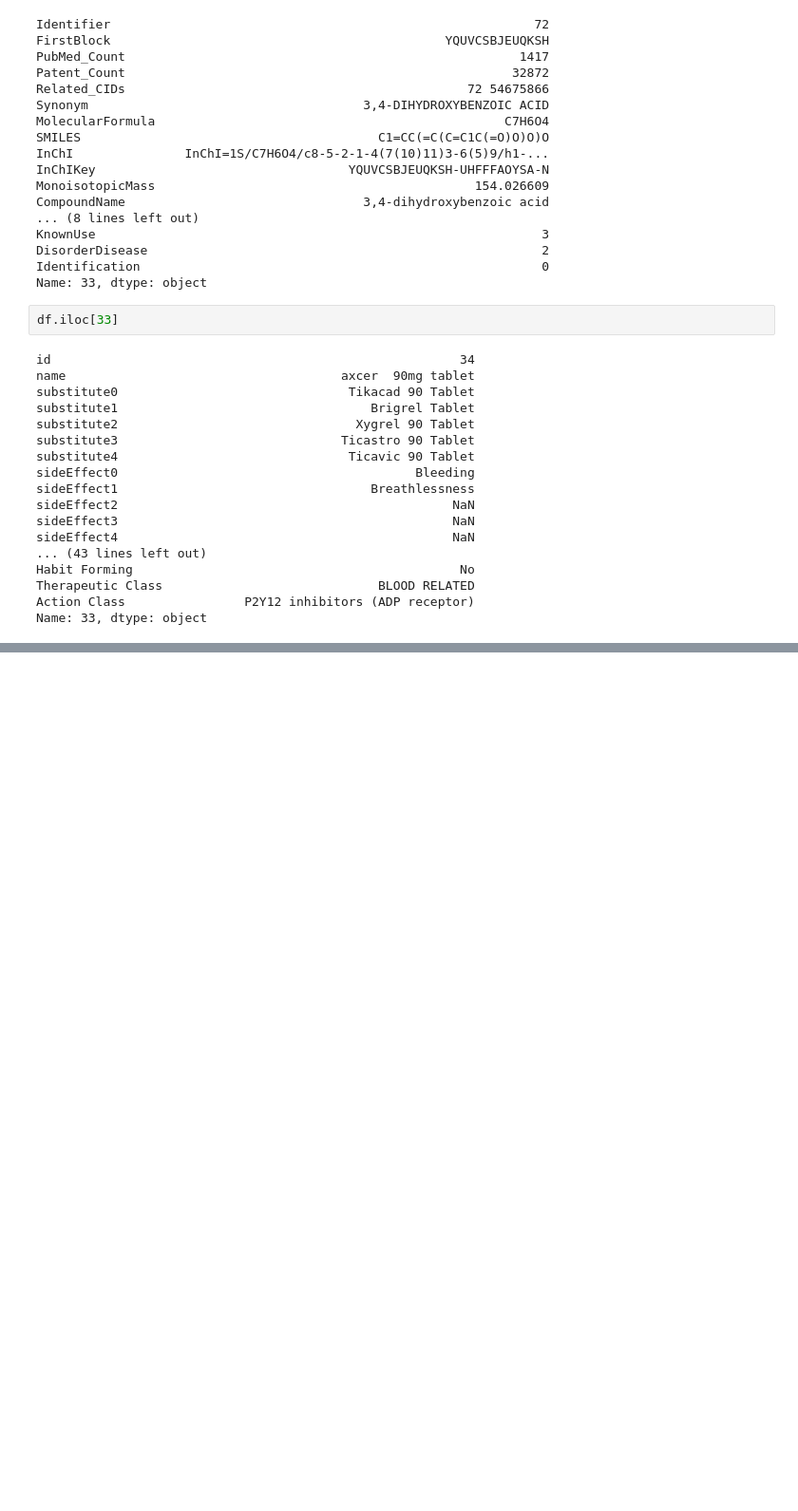
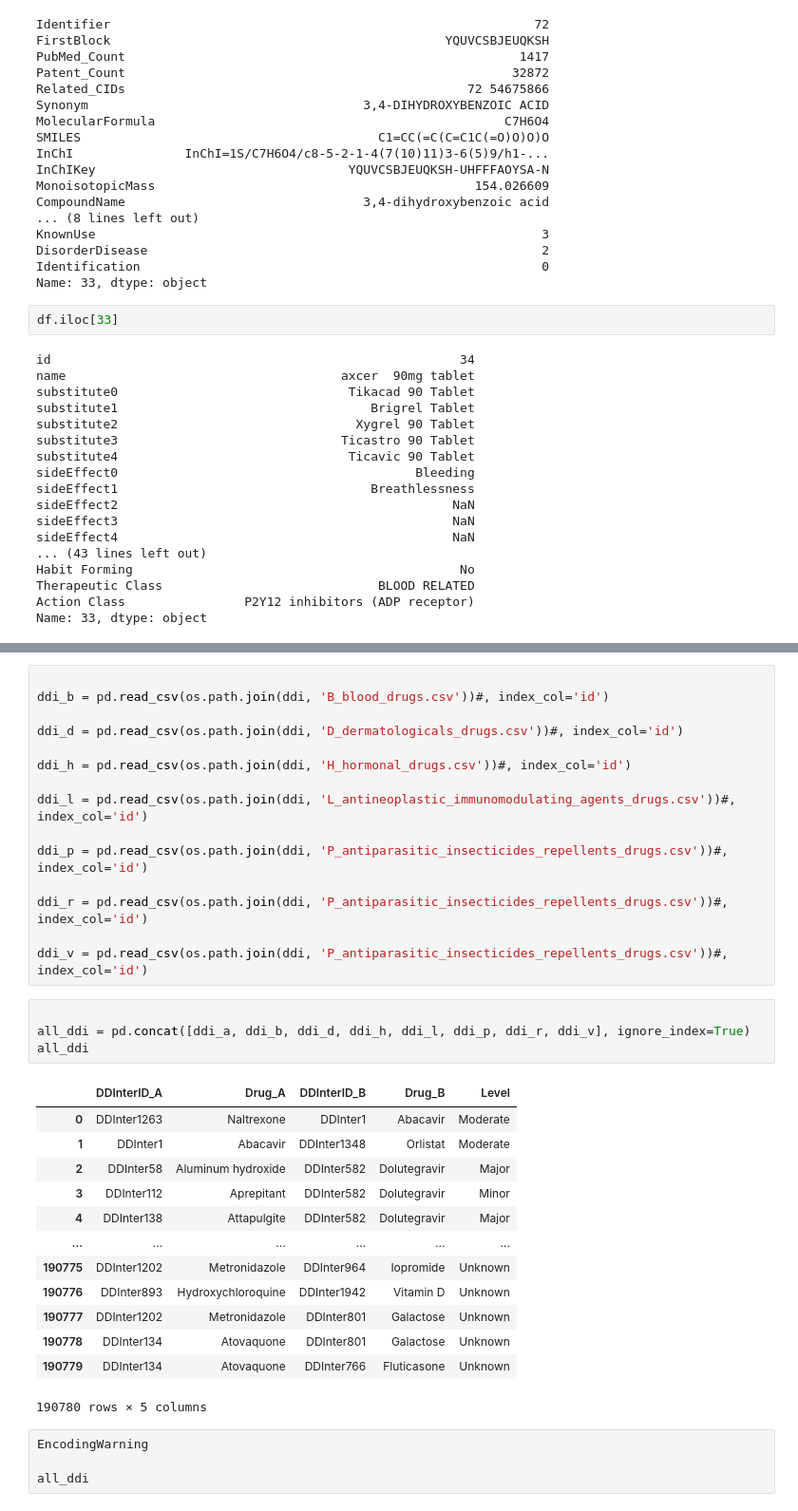
Before and after one commit to raynasser/MediSure, a Jupyter notebook: notebooks/ra | eda copy.ipynb, the cells around one changed output, grey strips where cells are left out. Shown at 95% size. Drawn from its saved outputs; the diff is of its cells as text; blank space fills up the shorter version.

```diff
--- a/notebooks/ra | eda copy.ipynb
+++ b/notebooks/ra | eda copy.ipynb
@@ -1070,0 +1097,37 @@ Name: 33, dtype: object
+# %%
+
+ddi_b = pd.read_csv(os.path.join(ddi, 'B_blood_drugs.csv'))#, index_col='id')
+
+ddi_d = pd.read_csv(os.path.join(ddi, 'D_dermatologicals_drugs.csv'))#, index_col='id')
+
+ddi_h = pd.read_csv(os.path.join(ddi, 'H_hormonal_drugs.csv'))#, index_col='id')
+
+ddi_l = pd.read_csv(os.path.join(ddi, 'L_antineoplastic_immunomodulating_agents_drugs.csv'))#, index_col='id')
+
+ddi_p = pd.read_csv(os.path.join(ddi, 'P_antiparasitic_insecticides_repellents_drugs.csv'))#, index_col='id')
+
+ddi_r = pd.read_csv(os.path.join(ddi, 'P_antiparasitic_insecticides_repellents_drugs.csv'))#, index_col='id')
+
+ddi_v = pd.read_csv(os.path.join(ddi, 'P_antiparasitic_insecticides_repellents_drugs.csv'))#, index_col='id')
+# %%
+
+all_ddi = pd.concat([ddi_a, ddi_b, ddi_d, ddi_h, ddi_l, ddi_p, ddi_r, ddi_v], ignore_index=True)
+all_ddi
+# %% [output]
+|  | DDInterID_A | Drug_A | DDInterID_B | Drug_B | Level |
+| 0 | DDInter1263 | Naltrexone | DDInter1 | Abacavir | Moderate |
+| 1 | DDInter1 | Abacavir | DDInter1348 | Orlistat | Moderate |
+| 2 | DDInter58 | Aluminum hydroxide | DDInter582 | Dolutegravir | Major |
+| 3 | DDInter112 | Aprepitant | DDInter582 | Dolutegravir | Minor |
+| 4 | DDInter138 | Attapulgite | DDInter582 | Dolutegravir | Major |
+| ... | ... | ... | ... | ... | ... |
+| 190775 | DDInter1202 | Metronidazole | DDInter964 | Iopromide | Unknown |
+| 190776 | DDInter893 | Hydroxychloroquine | DDInter1942 | Vitamin D | Unknown |
+| 190777 | DDInter1202 | Metronidazole | DDInter801 | Galactose | Unknown |
+| 190778 | DDInter134 | Atovaquone | DDInter801 | Galactose | Unknown |
+| 190779 | DDInter134 | Atovaquone | DDInter766 | Fluticasone | Unknown |
+190780 rows × 5 columns
+# %%
+EncodingWarning
+
+all_ddi
```
Also changed, not shown: parts of 4 cells of this notebook, 5 other files.
